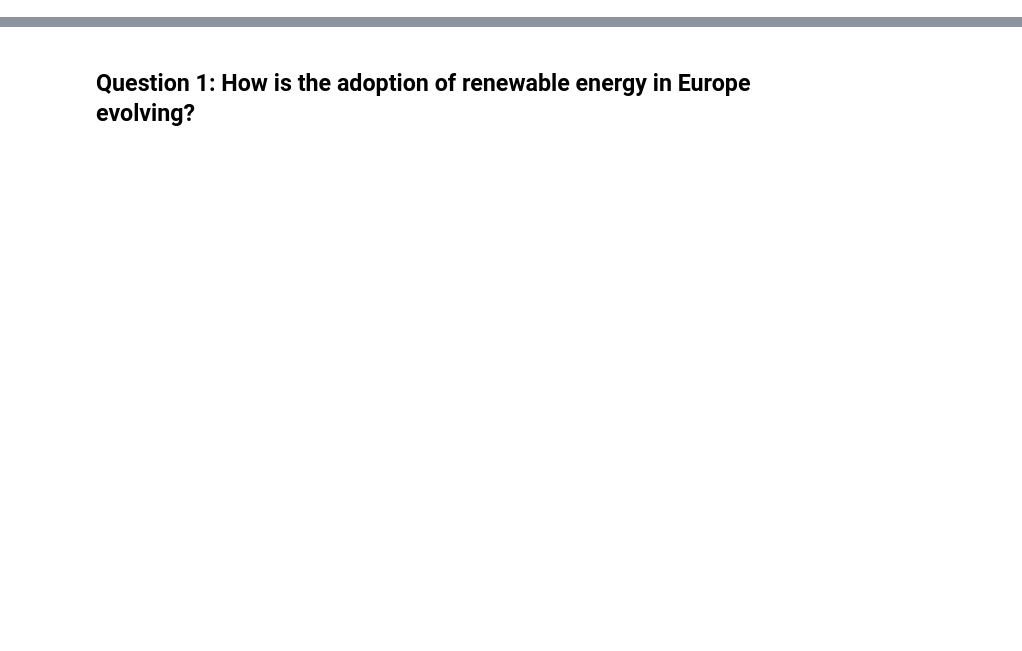
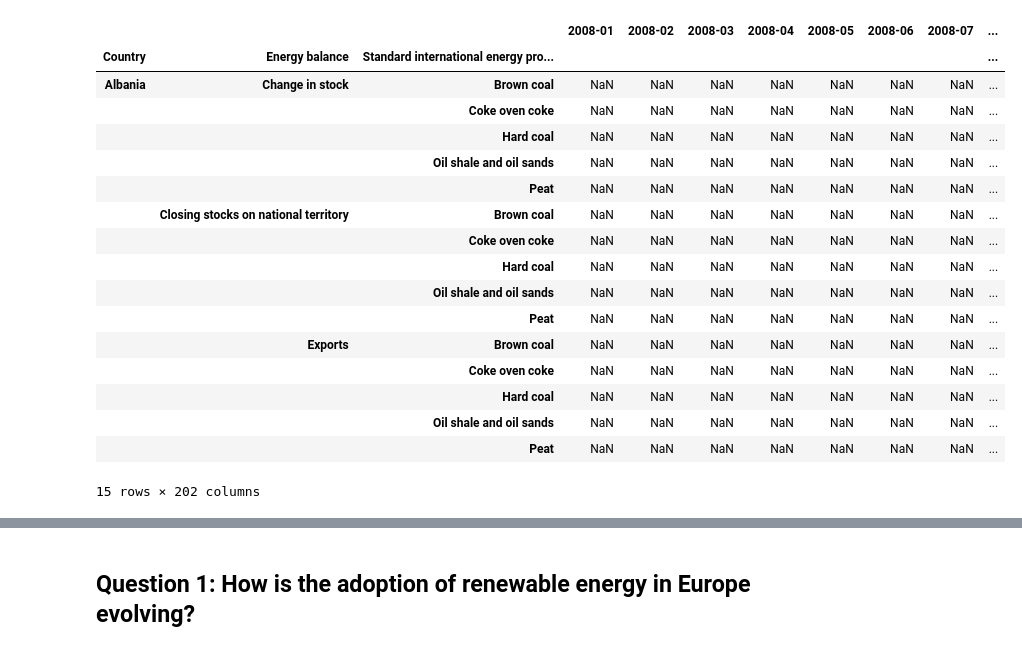
Before and after one commit to mazinator/DOPP-Group37, a Jupyter notebook: src/analysis.ipynb, the cells around one changed output, grey strips where cells are left out. Cells and saved outputs as stored; diff of their text form; code cells hidden in the pictures; blank space fills up the shorter version.

```diff
--- a/src/analysis.ipynb
+++ b/src/analysis.ipynb
@@ -77,0 +536,22 @@ def eurostat_dataset(path: str) -> pd.DataFrame:
+# %%
+df_fossil_fuels = eurostat_dataset(NRG_CB_SFFM)
+df_fossil_fuels.head(15)
+# %% [output]
+|  |  |  | 2008-01 | 2008-02 | 2008-03 | 2008-04 | 2008-05 | 2008-06 | 2008-07 | ... |
+| Country | Energy balance | Standard international energy pro... |  |  |  |  |  |  |  | ... |
+| Albania | Change in stock | Brown coal | NaN | NaN | NaN | NaN | NaN | NaN | NaN | ... |
+|  |  | Coke oven coke | NaN | NaN | NaN | NaN | NaN | NaN | NaN | ... |
+|  |  | Hard coal | NaN | NaN | NaN | NaN | NaN | NaN | NaN | ... |
+|  |  | Oil shale and oil sands | NaN | NaN | NaN | NaN | NaN | NaN | NaN | ... |
+|  |  | Peat | NaN | NaN | NaN | NaN | NaN | NaN | NaN | ... |
+|  | Closing stocks on national territory | Brown coal | NaN | NaN | NaN | NaN | NaN | NaN | NaN | ... |
+|  |  | Coke oven coke | NaN | NaN | NaN | NaN | NaN | NaN | NaN | ... |
+|  |  | Hard coal | NaN | NaN | NaN | NaN | NaN | NaN | NaN | ... |
+|  |  | Oil shale and oil sands | NaN | NaN | NaN | NaN | NaN | NaN | NaN | ... |
+|  |  | Peat | NaN | NaN | NaN | NaN | NaN | NaN | NaN | ... |
+|  | Exports | Brown coal | NaN | NaN | NaN | NaN | NaN | NaN | NaN | ... |
+|  |  | Coke oven coke | NaN | NaN | NaN | NaN | NaN | NaN | NaN | ... |
+|  |  | Hard coal | NaN | NaN | NaN | NaN | NaN | NaN | NaN | ... |
+|  |  | Oil shale and oil sands | NaN | NaN | NaN | NaN | NaN | NaN | NaN | ... |
+|  |  | Peat | NaN | NaN | NaN | NaN | NaN | NaN | NaN | ... |
+15 rows × 202 columns
```
Also changed, not shown: parts of 27 cells of this notebook, 3 other files.
